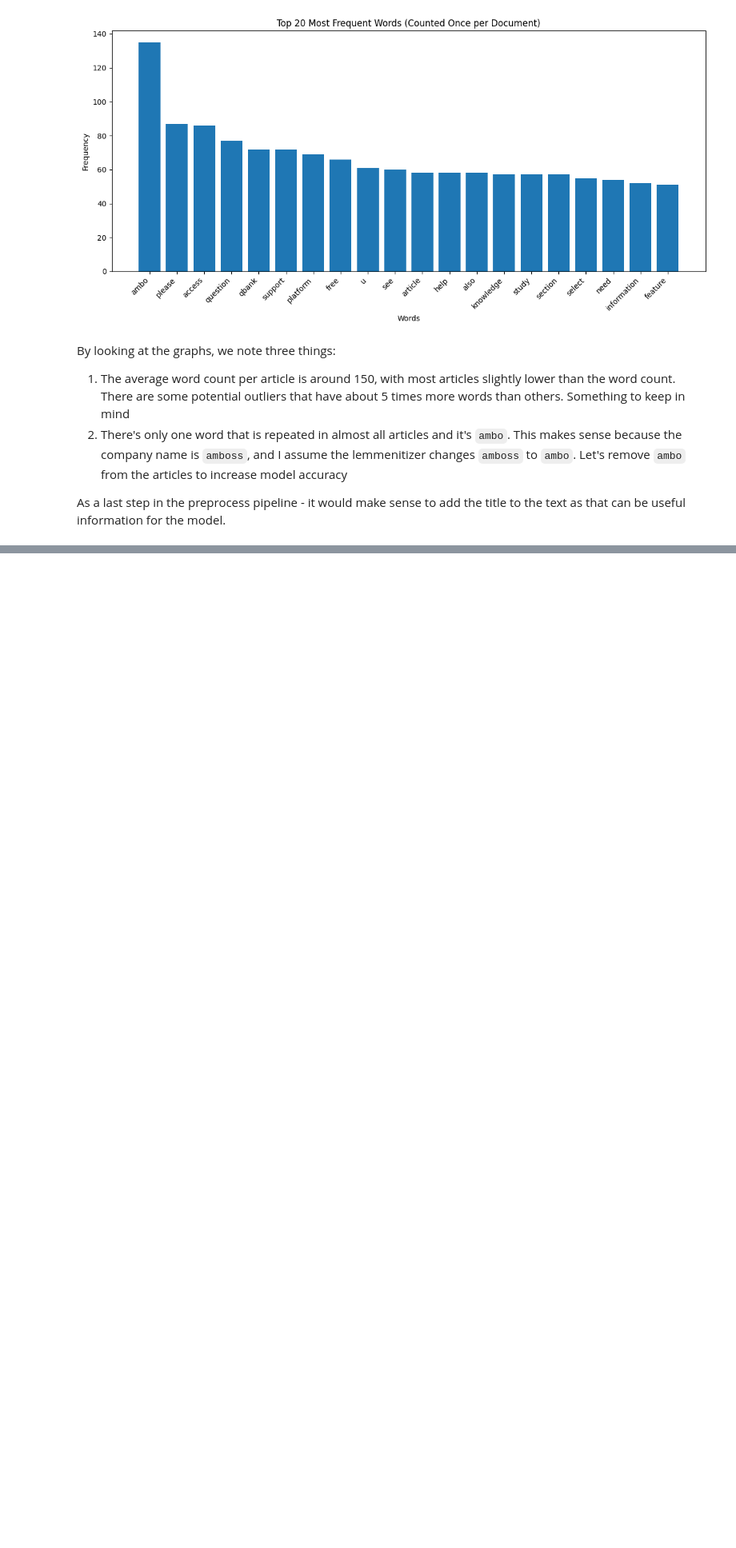
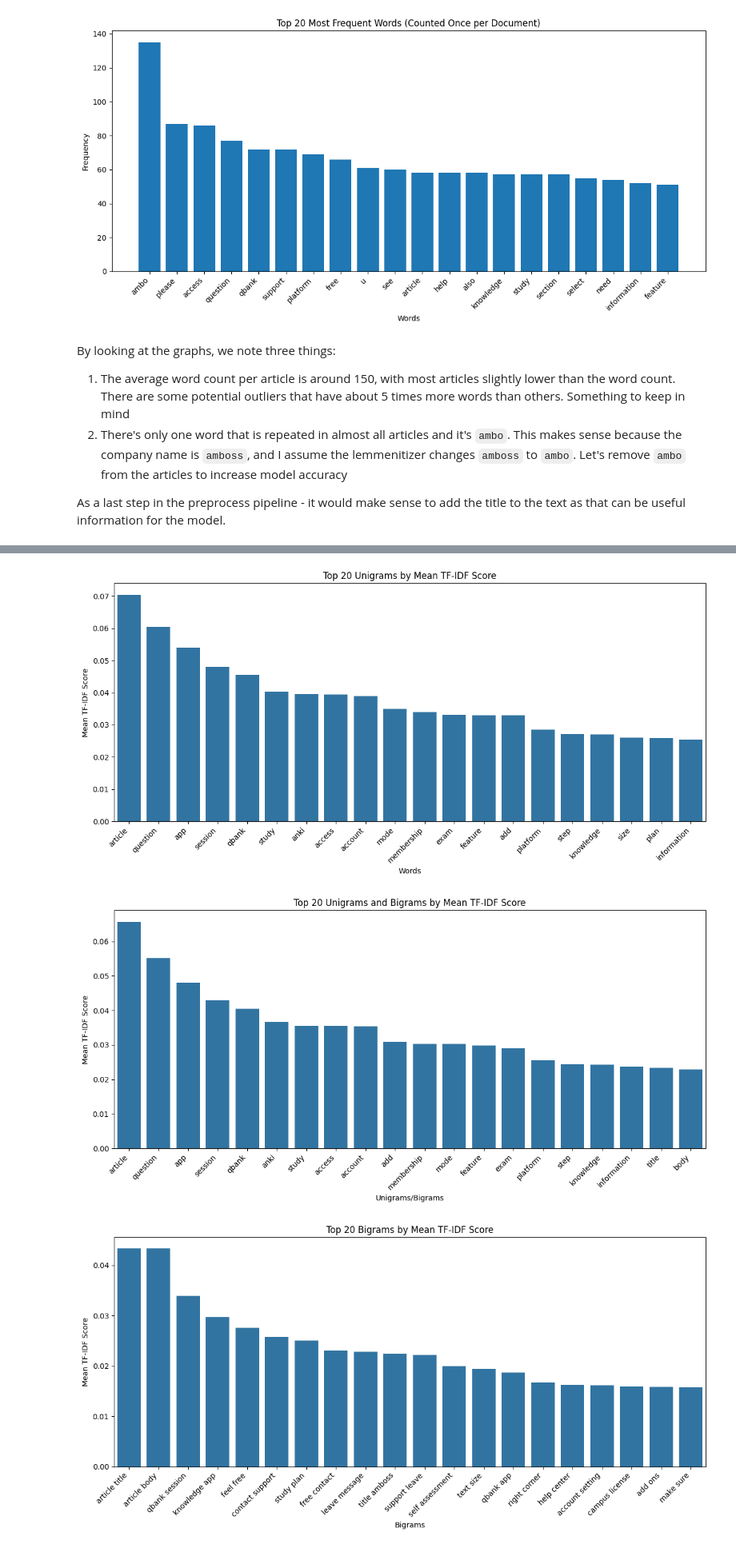
Before and after one commit to jchiare/unsupervised-ml-final, a Jupyter notebook: main.ipynb, the cells around one changed output, grey strips where cells are left out. Shown at 80% size. Drawn from its saved outputs; the diff is of its cells as text; code cells hidden in the pictures; blank space fills up the shorter version.

```diff
--- a/main.ipynb
+++ b/main.ipynb
@@ -276,0 +283,65 @@ Great - now that we are done with our EDA and our data is preprocessed, we can l
+# %%
+from sklearn.feature_extraction.text import TfidfVectorizer
+import seaborn as sns
+
+# tf-idf score for each word
+unigram_vectorizer = TfidfVectorizer(max_features=2000, stop_words='english')
+unigram_matrix = unigram_vectorizer.fit_transform(df['article_cleaned'])
+unigram_feature_names = unigram_vectorizer.get_feature_names_out()
+unigram_mean_tfidf_scores = unigram_matrix.mean(axis=0).A1
+
+unigram_df = pd.DataFrame({'feature': unigram_feature_names, 'mean_tfidf': unigram_mean_tfidf_scores})
+unigram_df = unigram_df.sort_values('mean_tfidf', ascending=False)
+
+# plot top 20 unigrams by mean score
+plt.figure(figsize=(12, 6))
+sns.barplot(x='feature', y='mean_tfidf', data=unigram_df.head(20))
+plt.title("Top 20 Unigrams by Mean TF-IDF Score")
+plt.xlabel("Words")
+plt.ylabel("Mean TF-IDF Score")
+plt.xticks(rotation=45, ha='right')
+plt.tight_layout()
+plt.show()
+
+# tf-idf score for unigram-bigrams
+uni_to_bigram_vectorizer = TfidfVectorizer(max_features=2000, stop_words='english', ngram_range=(1, 2))
+uni_to_bigram_matrix = uni_to_bigram_vectorizer.fit_transform(df['article_cleaned'])
+uni_to_bigram_feature_names = uni_to_bigram_vectorizer.get_feature_names_out()
+uni_to_bigram_mean_tfidf_scores = uni_to_bigram_matrix.mean(axis=0).A1
+
+
+uni_to_bigram_df = pd.DataFrame({'feature': uni_to_bigram_feature_names, 'mean_tfidf': uni_to_bigram_mean_tfidf_scores})
+uni_to_bigram_df = uni_to_bigram_df.sort_values('mean_tfidf', ascending=False)
+
+# uni-biggram analysis
+plt.figure(figsize=(12, 6))
+sns.barplot(x='feature', y='mean_tfidf', data=uni_to_bigram_df.head(20))
+plt.title("Top 20 Unigrams and Bigrams by Mean TF-IDF Score")
+plt.xlabel("Unigrams/Bigrams")
+plt.ylabel("Mean TF-IDF Score")
+plt.xticks(rotation=45, ha='right')
+plt.tight_layout()
+plt.show()
+
+# tf-idf score for bigrams only
+bigram_vectorizer = TfidfVectorizer(max_features=2000, stop_words='english', ngram_range=(2, 2))
+bigram_matrix = bigram_vectorizer.fit_transform(df['article_cleaned'])
+bigram_feature_names = bigram_vectorizer.get_feature_names_out()
+bigram_mean_tfidf_scores = bigram_matrix.mean(axis=0).A1
+
+bigram_df = pd.DataFrame({'feature': bigram_feature_names, 'mean_tfidf': bigram_mean_tfidf_scores})
+bigram_df = bigram_df.sort_values('mean_tfidf', ascending=False)
+
+# bigram analysis
+plt.figure(figsize=(12, 6))
+sns.barplot(x='feature', y='mean_tfidf', data=bigram_df.head(20))
+plt.title("Top 20 Bigrams by Mean TF-IDF Score")
+plt.xlabel("Bigrams")
+plt.ylabel("Mean TF-IDF Score")
+plt.xticks(rotation=45, ha='right')
+plt.tight_layout()
+plt.show()
+# %% [output]
+[figure, added]
+[figure, added]
+[figure, added]
```
Also changed, not shown: parts of 6 cells of this notebook.
